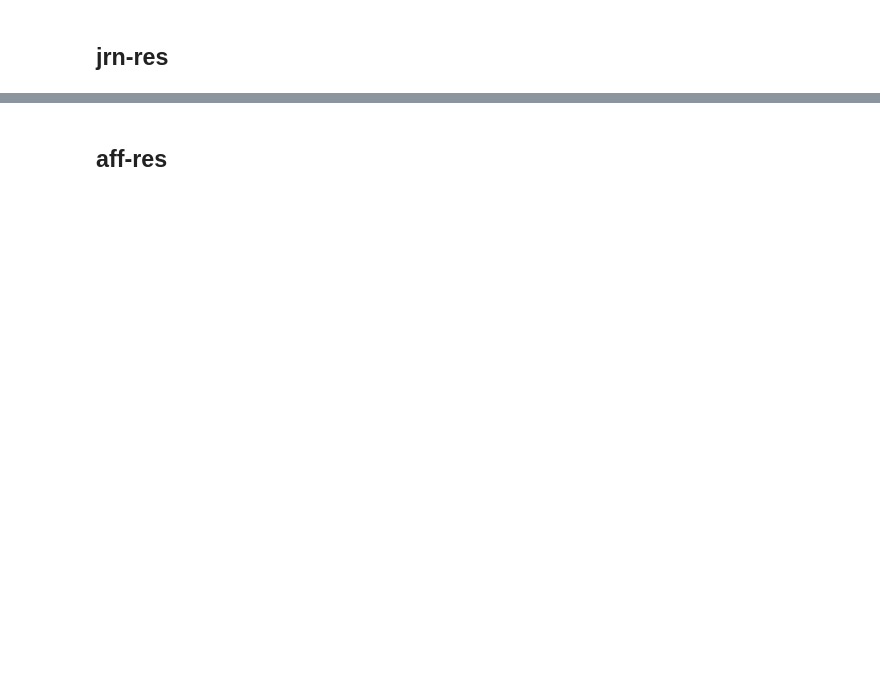
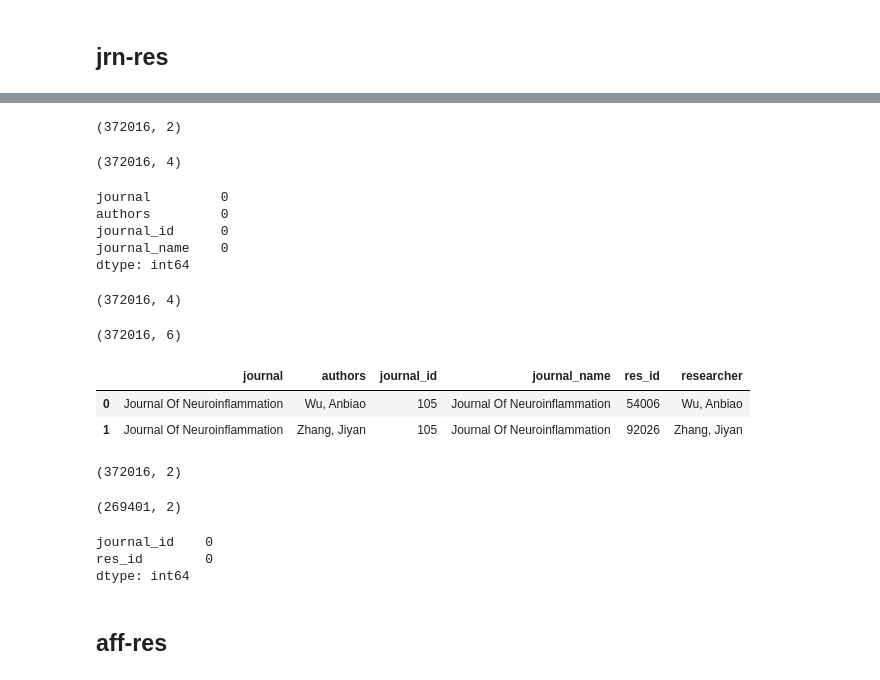
Before and after one commit to inesgcalvo/neuro_papers_db, a Jupyter notebook: notebooks/10_load_intermediary_columns.ipynb, the cells around one changed output, grey strips where cells are left out. Saved outputs shown, nothing was run; the diff lists cells and outputs as text; code cells hidden in the pictures; blank space fills up the shorter version.

```diff
--- a/notebooks/10_load_intermediary_columns.ipynb
+++ b/notebooks/10_load_intermediary_columns.ipynb
@@ -101,0 +209,40 @@ jrn.head(2)
+# %%
+# Rename the two journals with problematic names according with the 'journals'
+old_names = ['The Neuroscientist : a review journal bringing neurobiology, neurology and ',
+             'Journal of physiology, Paris']
+new_names = ['Neuroscientist', 'Journal of Physiology Paris']
+
+df_05['journal'] = df_05['journal'].replace(old_names, new_names)
+# %%
+df_05['journal'] = df_05['journal'].str.title()
+df_06['journal_name'] = df_06['journal_name'].str.title()
+# %%
+# add the jrn_id to the table
+display(df_05.shape)
+merged_df_03 = pd.merge(df_05, df_06, left_on='journal', right_on='journal_name', how='left')
+merged_df_03.shape
+# %% [output]
+(372016, 2)
+(372016, 4)
+# %%
+merged_df_03.isna().sum()
+# %% [output]
+journal         0
+authors         0
+journal_id      0
+journal_name    0
+dtype: int64
+# %%
+# add the res_id to the table
+display(merged_df_03.shape)
+merged_df_04 = pd.merge(merged_df_03, df_07, left_on='authors', right_on='researcher', how='left')
+merged_df_04.shape
+# %% [output]
+(372016, 4)
+(372016, 6)
+# %%
+merged_df_04.head(2)
+# %% [output]
+|  | journal | authors | journal_id | journal_name | res_id | researcher |
+| 0 | Journal Of Neuroinflammation | Wu, Anbiao | 105 | Journal Of Neuroinflammation | 54006 | Wu, Anbiao |
+| 1 | Journal Of Neuroinflammation | Zhang, Jiyan | 105 | Journal Of Neuroinflammation | 92026 | Zhang, Jiyan |
@@ -101,0 +251,13 @@ jrn.head(2)
+# %%
+display(jrn_res.shape)
+jrn_res = jrn_res.drop_duplicates()
+display(jrn_res.shape)
+# %% [output]
+(372016, 2)
+(269401, 2)
+# %%
+jrn_res.isna().sum()
+# %% [output]
+journal_id    0
+res_id        0
+dtype: int64
```
Also changed, not shown: parts of 60 cells of this notebook, 14 other files.
